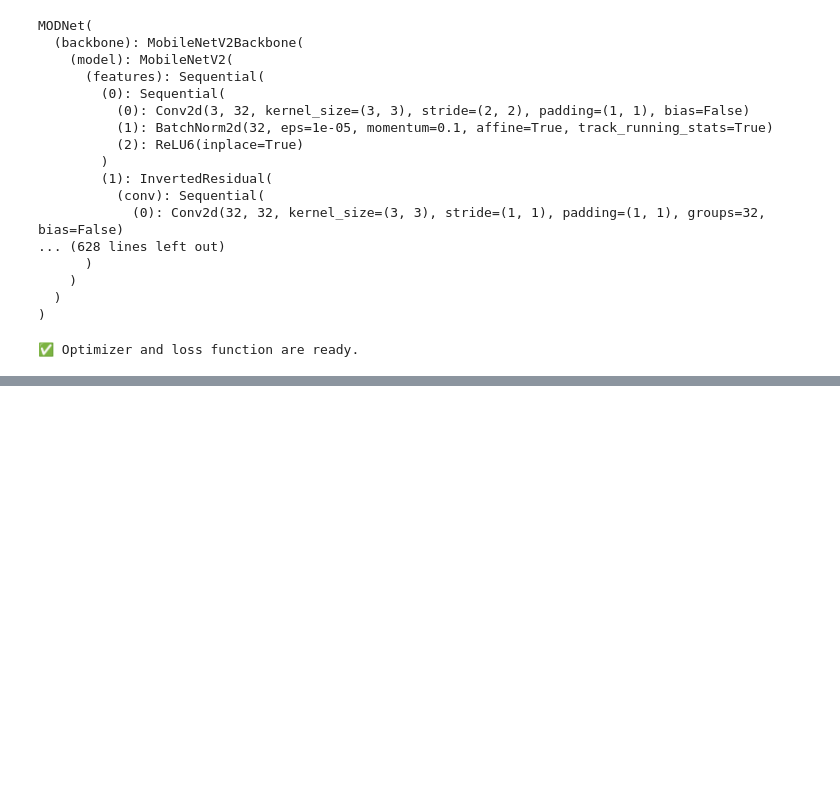
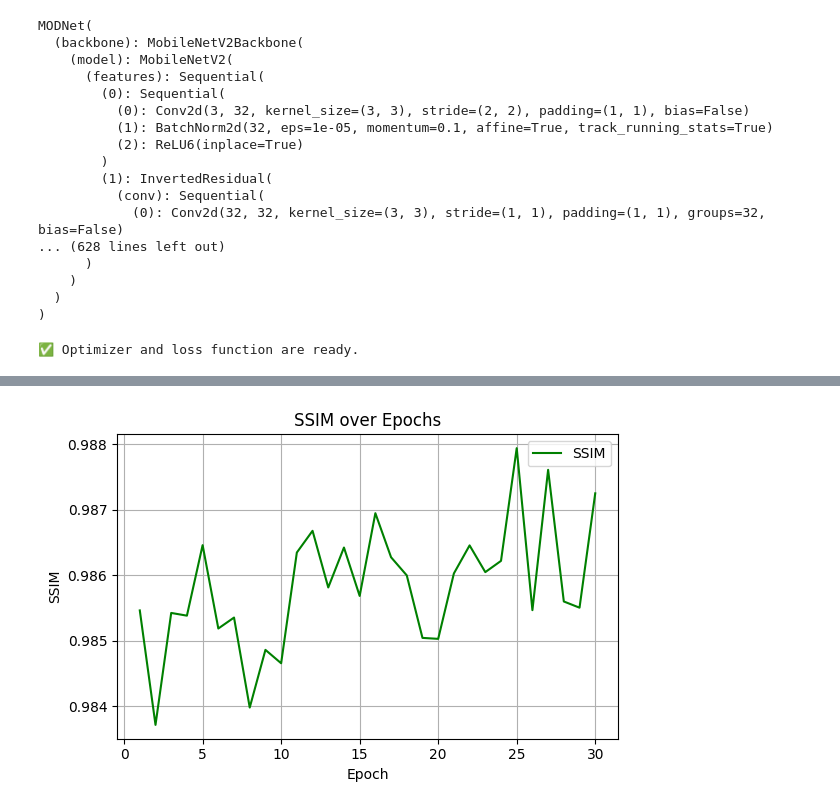
Before and after one commit to SatNaingTun/SntImageBGChanger, a Jupyter notebook: TrainNotebooks/FineTuneModNet_WebCam.ipynb, the cells around one changed output, grey strips where cells are left out. Saved outputs shown, nothing was run; the diff lists cells and outputs as text; code cells hidden in the pictures; blank space fills up the shorter version.

```diff
--- a/TrainNotebooks/FineTuneModNet_WebCam.ipynb
+++ b/TrainNotebooks/FineTuneModNet_WebCam.ipynb
@@ -688,0 +811,4 @@ print(f"✅ Training plots saved to: {PLOT_PATH}")
+# %%
+plot_metric(ssim_scores, "SSIM", "SSIM", "green")
+# %% [output]
+[figure, added]
```
Also changed, not shown: parts of 43 cells of this notebook, 1 other file.
